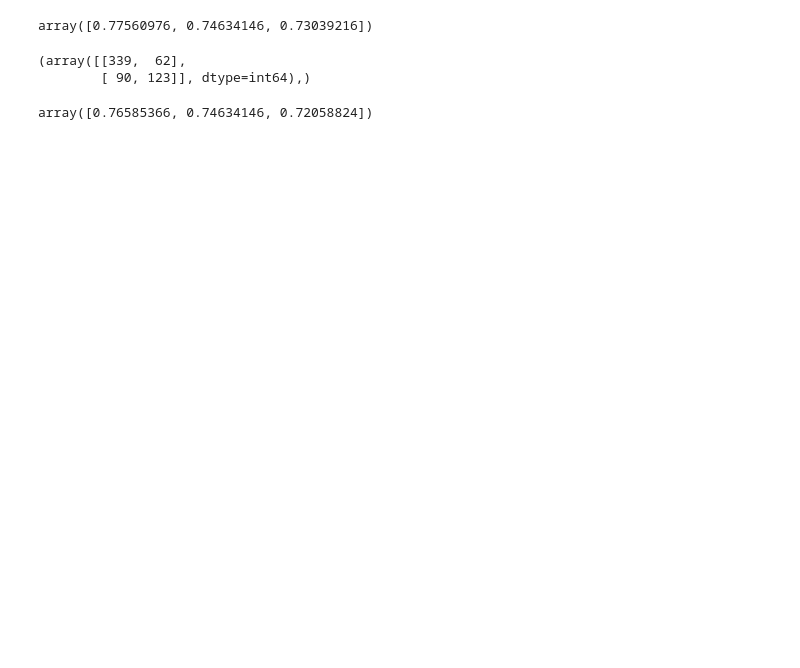
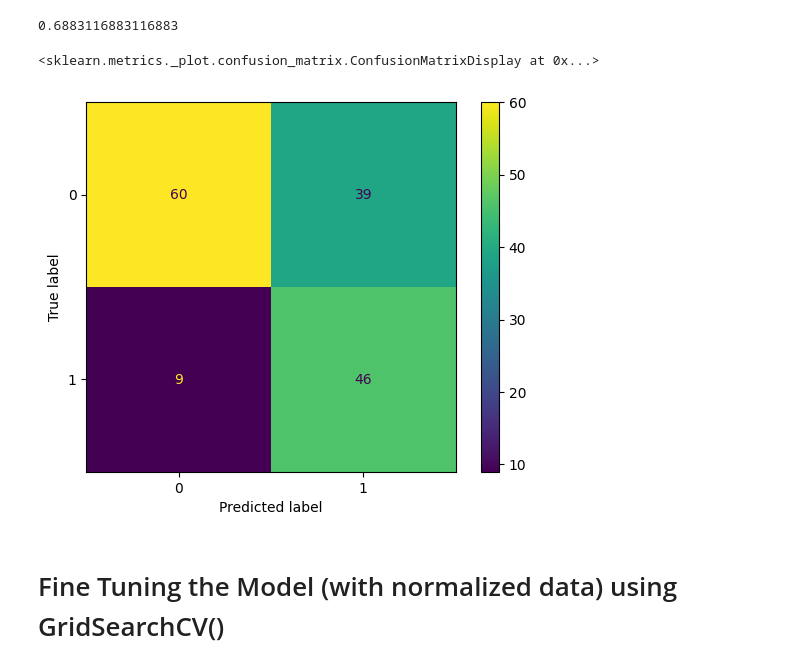
Before and after one commit to zypchn/Gaussian-Naive-Bayes, a Jupyter notebook: GaussianNB diabetes.ipynb, the cells around one changed output. Cells and saved outputs as stored; diff of their text form; code cells hidden in the pictures; blank space fills up the shorter version.

```diff
--- a/GaussianNB diabetes.ipynb
+++ b/GaussianNB diabetes.ipynb
@@ -44,2 +46,17 @@ array([[338,  63],
+# %%
+X_test_scaled = scaler.fit_transform(X_test)
+y_pred_scaled = gaussNB.predict(X_test_scaled)
+accuracy_score(y_test, y_pred_scaled)
+# %% [output]
+0.6883116883116883
+# %%
+conf_mx_scaled = ConfusionMatrixDisplay(confusion_matrix =
+                       confusion_matrix(y_test, y_pred_scaled))
+conf_mx_scaled.plot()
+# %% [output]
+<sklearn.metrics._plot.confusion_matrix.ConfusionMatrixDisplay at 0x...>
+[figure, added]
+# %% [markdown]
+# Fine Tuning the Model (with normalized data) using GridSearchCV()
 # %%
 params = [
@@ -51,24 +68 @@ grid_search = GridSearchCV(gaussNB, params, cv=3,
                           return_train_score=True)
-# %%
-grid_search.fit(X_train_scaled, y_train)
-best_estimator = grid_search.best_estimator_
-
-best_estimator.fit(X_train_scaled, y_train)
-cross_val_score(best_estimator, X_train_scaled, y_train, cv=3, scoring="accuracy")
-# %% [output]
-array([0.77560976, 0.74634146, 0.73039216])
-# %%
-y_pred = best_estimator.predict(X_train_scaled)
-conf_mx_3 = confusion_matrix(y_train, y_pred),
-conf_mx_3
-# %% [output]
-(array([[339,  62],
-        [ 90, 123]], dtype=int64),)
-# %%
-grid_search.fit(X_train, y_train)
-best_estimator = grid_search.best_estimator_
-
-best_estimator.fit(X_train, y_train)
-cross_val_score(best_estimator, X_train, y_train, cv=3, scoring="accuracy")
-# %% [output]
-array([0.76585366, 0.74634146, 0.72058824])
```
Also changed, not shown: parts of 19 cells of this notebook.
